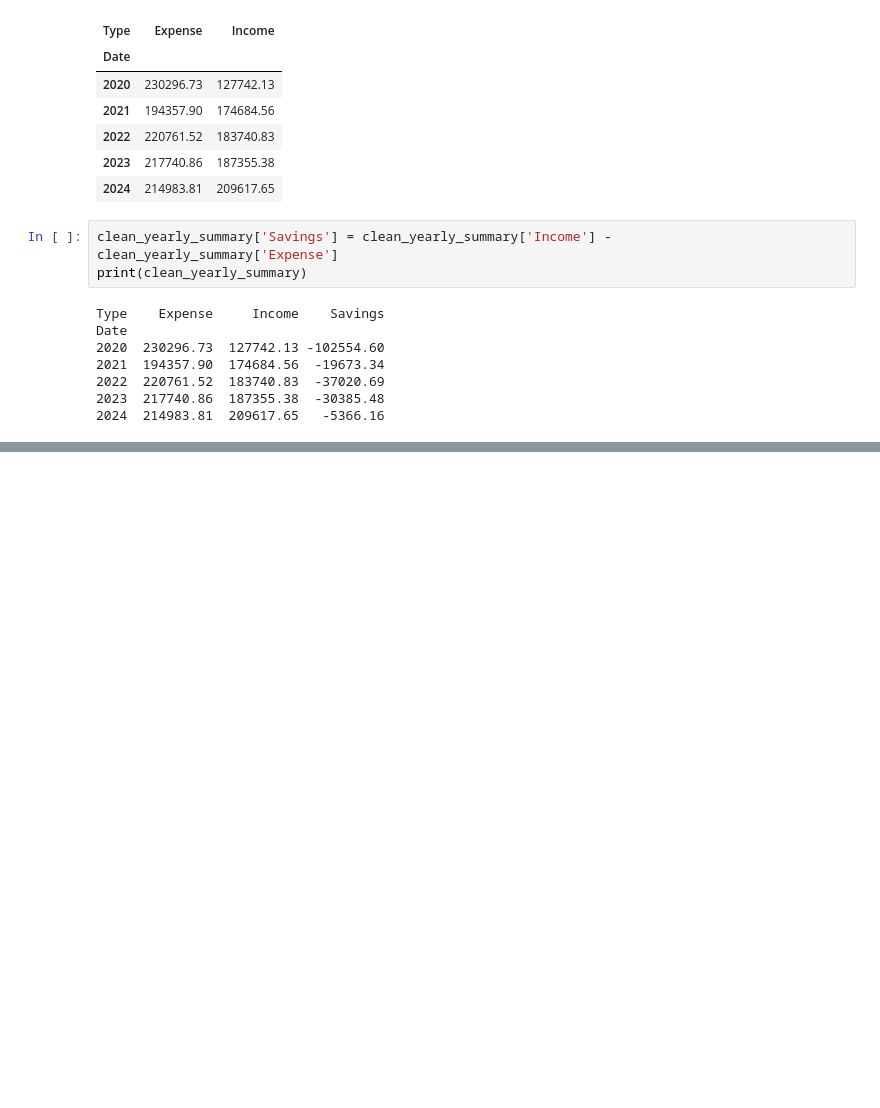
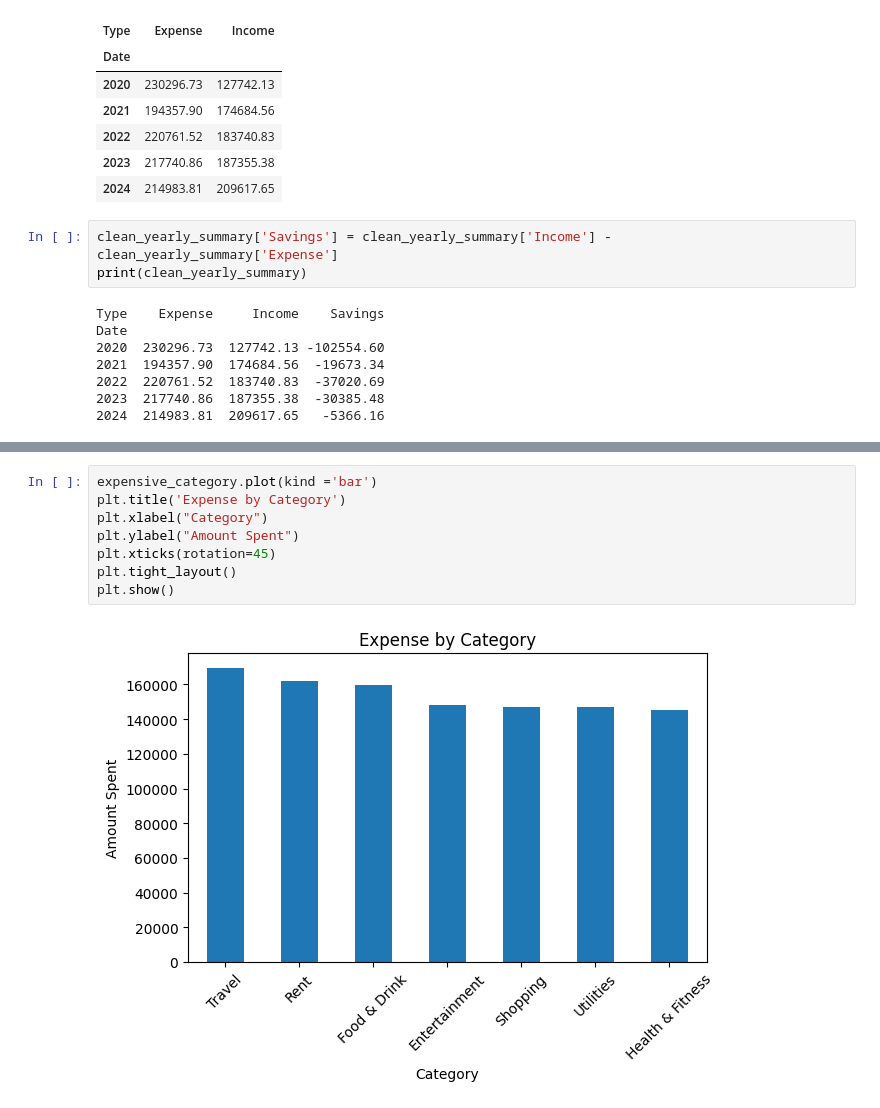
Before and after one commit to YASH280626/expense-tracker, a Jupyter notebook: analytics/analysis.ipynb, the cells around one changed output, grey strips where cells are left out. Cells and saved outputs as stored; diff of their text form; blank space fills up the shorter version.

```diff
--- a/analytics/analysis.ipynb
+++ b/analytics/analysis.ipynb
@@ -369,0 +465,10 @@ Date
+# %%
+expensive_category.plot(kind ='bar')
+plt.title('Expense by Category')
+plt.xlabel("Category")
+plt.ylabel("Amount Spent")
+plt.xticks(rotation=45)
+plt.tight_layout()
+plt.show()
+# %% [output]
+[figure, added]
```
Also changed, not shown: parts of 8 cells of this notebook, 1 other file.
